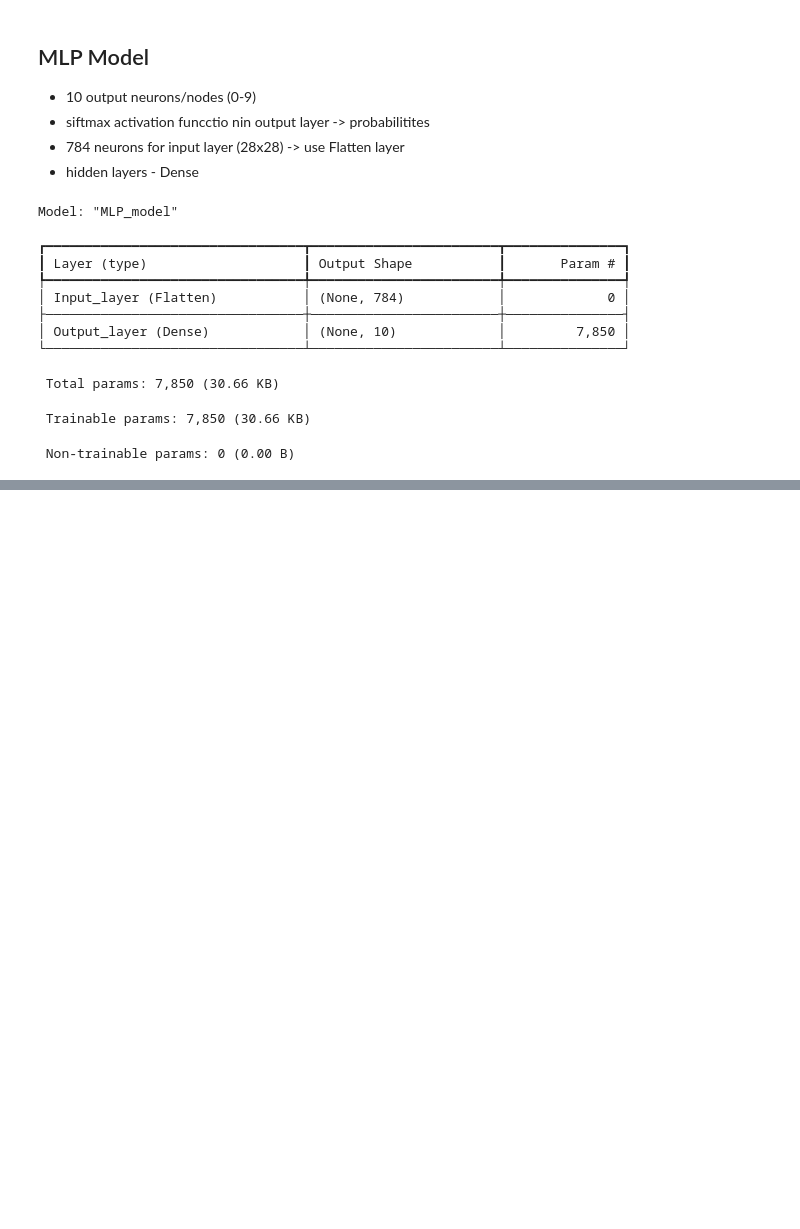
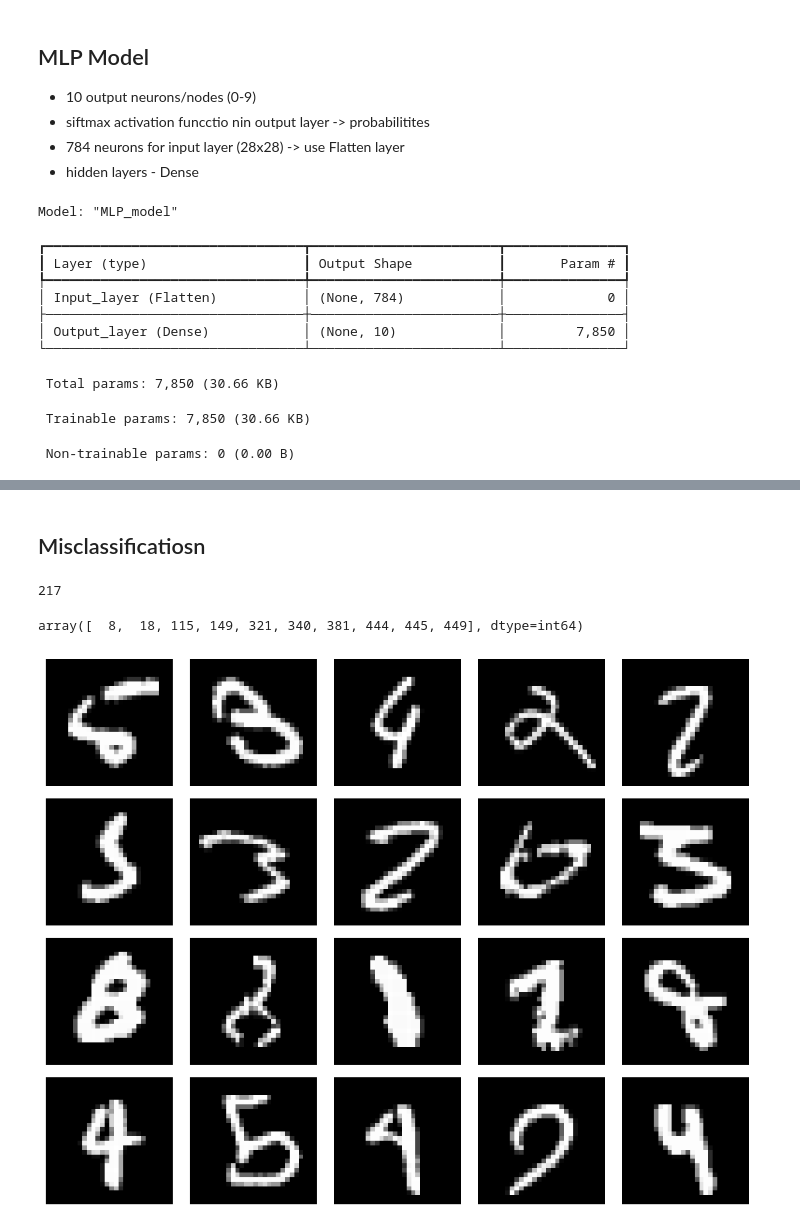
Before and after one commit to Zandri2k/Python-AI-Sandra-OPA23, a Jupyter notebook: code_alongs/Lec08_MLP.ipynb, the cells around one changed output, grey strips where cells are left out. Cells and saved outputs as stored; diff of their text form; code cells hidden in the pictures; blank space fills up the shorter version.

```diff
--- a/code_alongs/Lec08_MLP.ipynb
+++ b/code_alongs/Lec08_MLP.ipynb
@@ -163,0 +256,3 @@ AssertionError
+# %%
+#trains on all training  data
+model_deep.fit(X_train,y_train, epochs=3, verbose=1)
@@ -163,0 +269,4 @@ AssertionError
+# %%
+from sklearn.metrics import classification_report, confusion_matrix, ConfusionMatrixDisplay
+y_pred = model_deep.predict(X_test)
+y_pred
@@ -163,0 +302,3 @@ AssertionError
+# %%
+y_pred = np.argmax(y_pred, axis = 1)
+y_pred.shape
@@ -163,0 +328,15 @@ AssertionError
+# %% [markdown]
+## Misclassificatiosn
+# %%
+(y_pred != y_test).sum()
+# %% [output]
+217
+# %%
+misclassified_indices = np.where(y_pred != y_test)[0]
+misclassified_indices[:10]
+# %% [output]
+array([  8,  18, 115, 149, 321, 340, 381, 444, 445, 449], dtype=int64)
+# %%
+display_images(X_test[misclassified_indices],4, 5, (12, 8))
+# %% [output]
+[figure, added]
```
Also changed, not shown: parts of 19 cells of this notebook.
